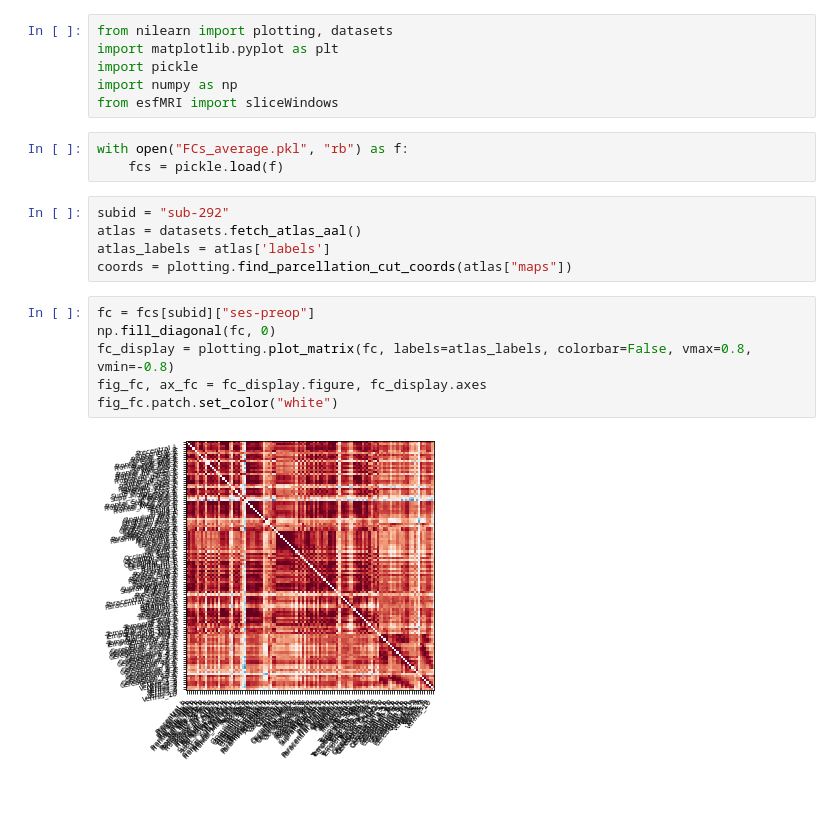
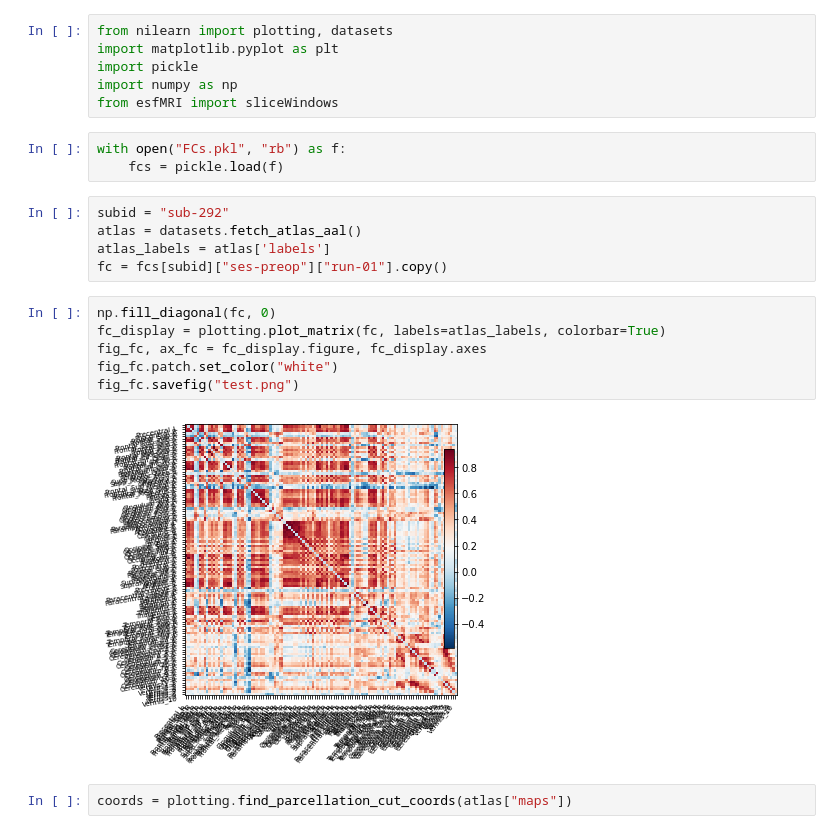
Before and after one commit to miracleXL/es-fmri, a Jupyter notebook: plot.ipynb, the cells around one changed output. Saved outputs shown, nothing was run; the diff lists cells and outputs as text; blank space fills up the shorter version.

```diff
--- a/plot.ipynb
+++ b/plot.ipynb
@@ -5,19 +5,21 @@ import pickle
 import numpy as np
 from esfMRI import sliceWindows
 # %%
-with open("FCs_average.pkl", "rb") as f:
+with open("FCs.pkl", "rb") as f:
     fcs = pickle.load(f)
 # %%
 subid = "sub-292"
 atlas = datasets.fetch_atlas_aal()
 atlas_labels = atlas['labels']
-coords = plotting.find_parcellation_cut_coords(atlas["maps"])
+fc = fcs[subid]["ses-preop"]["run-01"].copy()
 # %%
-fc = fcs[subid]["ses-preop"]
 np.fill_diagonal(fc, 0)
-fc_display = plotting.plot_matrix(fc, labels=atlas_labels, colorbar=False, vmax=0.8, vmin=-0.8)
+fc_display = plotting.plot_matrix(fc, labels=atlas_labels, colorbar=True)
 fig_fc, ax_fc = fc_display.figure, fc_display.axes
 fig_fc.patch.set_color("white")
+fig_fc.savefig("test.png")
 # %% [output]
-[figure, old version]
+[figure, new version]
+# %%
+coords = plotting.find_parcellation_cut_coords(atlas["maps"])
 # %%
```
Also changed, not shown: parts of 3 cells of this notebook, 11 other files.
